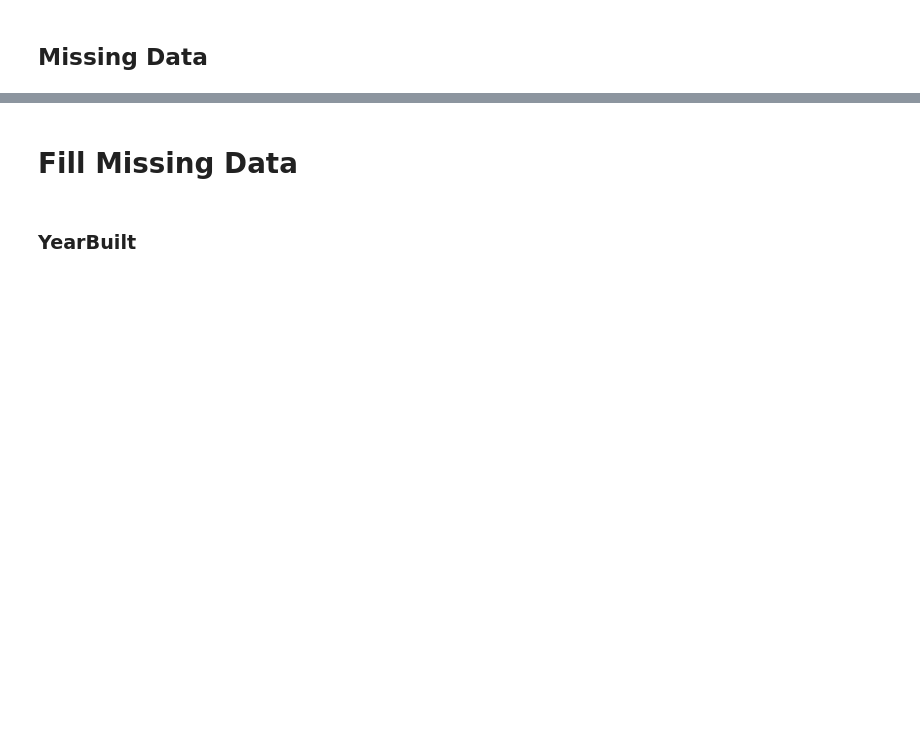
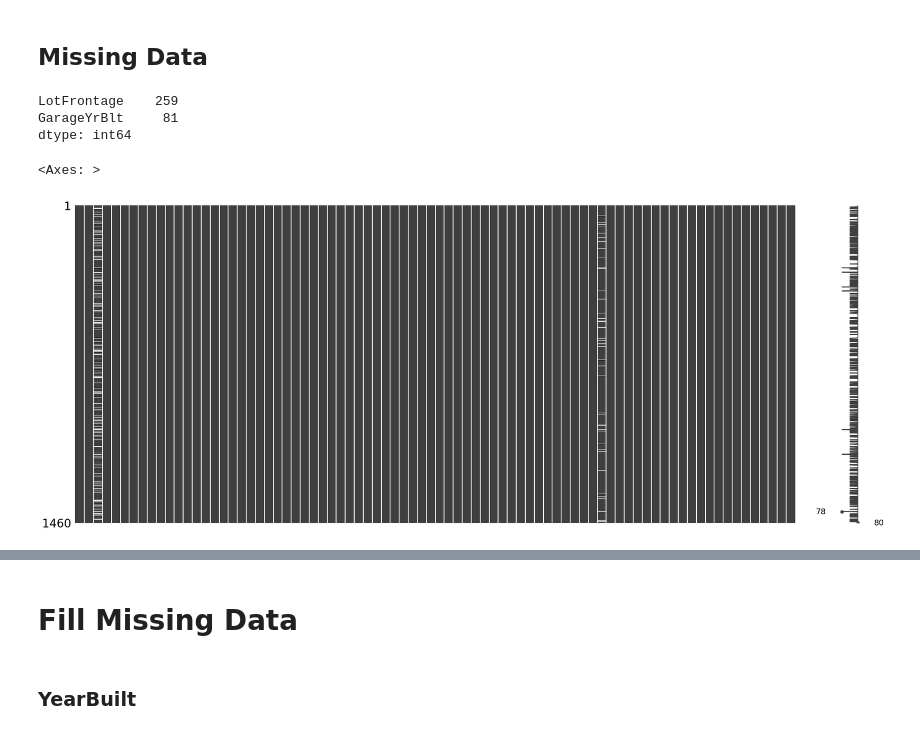
Before and after one commit to McArthurAdal/House-Price-Prediction-Kaggle, a Jupyter notebook: analysis.ipynb, the cells around one changed output, grey strips where cells are left out. Drawn from its saved outputs; the diff is of its cells as text; code cells hidden in the pictures; blank space fills up the shorter version.

```diff
--- a/analysis.ipynb
+++ b/analysis.ipynb
@@ -93,0 +158,10 @@ KeyboardInterrupt:
+# %%
+na = list(data_description.query("variable == 'NA' ").category.values)
+n_na= set(train_clean.columns).difference(set(na))
+# n_na
+# %%
+
+for col in n_na:
+    if train_clean[col].eq("NA").sum() > 0:
+        print(col)
+    # else:
@@ -100,8 +240,8 @@ train.describe()
 # %%
-train.select_dtypes('object').astype('string')
-obj_cols  = train.select_dtypes('object').astype('string').columns.to_list()
-repl = []
-for col in obj_cols:
-    if train[col].str.isnumeric().sum() > 100:
-        print(col)
-        repl.append(col)
+train_clean.select_dtypes('object')#.astype('string')
+# obj_cols  = train_clean.select_dtypes('object').astype('string').columns.to_list()
+# repl = []
+# for col in obj_cols:
+    # if train_clean[col].str.isnumeric().sum() > 100:
+        # print(col)
+        # repl.append(col)
@@ -109,8 +264,8 @@ for col in obj_cols:
 ### Change to float
 # %%
 for col in repl:
-    train[col].replace('NA', np.nan, inplace=True)
+    train_clean[col].replace('NA', np.nan, inplace=True)
     test[col].replace('NA', np.nan, inplace=True)
-    train[col] = train[col].astype(float)
+    train_clean[col] = train_clean[col].astype(float)
     test[col] = test[col].astype(float)
 # %%
@@ -126,12 +317,19 @@ train.columns
 # %% [markdown]
 ## Missing Data
 # %%
-def check_missing(df=train):
+def check_missing(df=train_clean):
     missing = df.isna().sum()
     missing_data = missing[missing > 0]
     return missing_data
 
 check_missing()
+# %% [output]
+LotFrontage    259
+GarageYrBlt     81
+dtype: int64
 # %%
-msno.matrix(train)
+msno.matrix(train_clean)
+# %% [output]
+<Axes: >
+[figure, added]
 # %%
```
Also changed, not shown: parts of 47 cells of this notebook, 3 other files.
